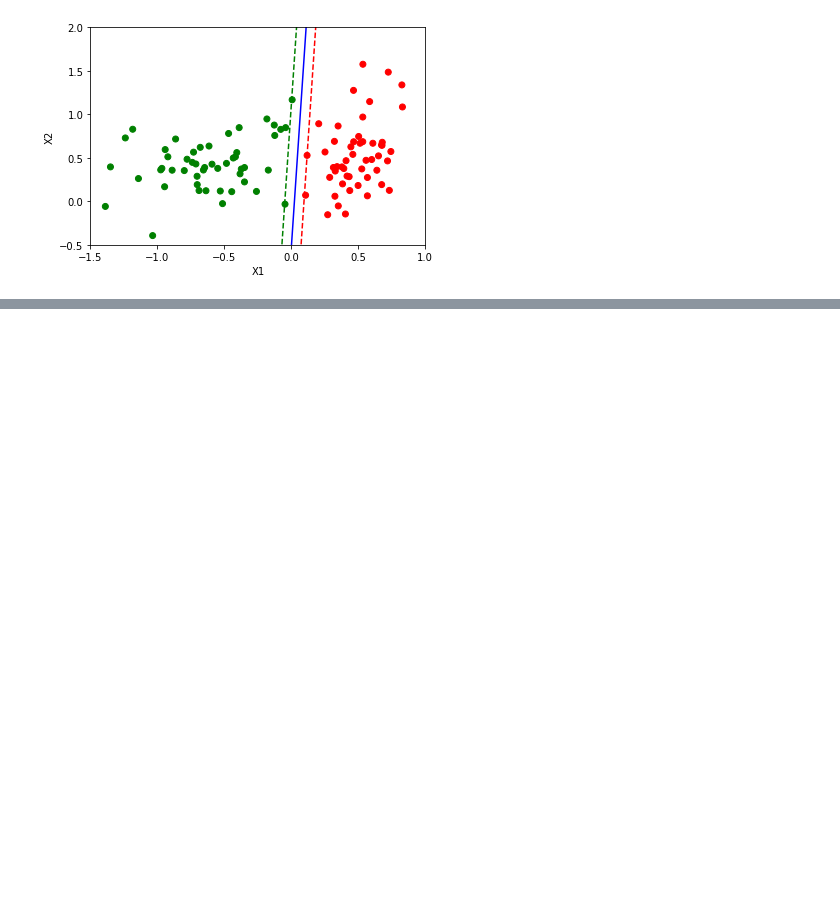
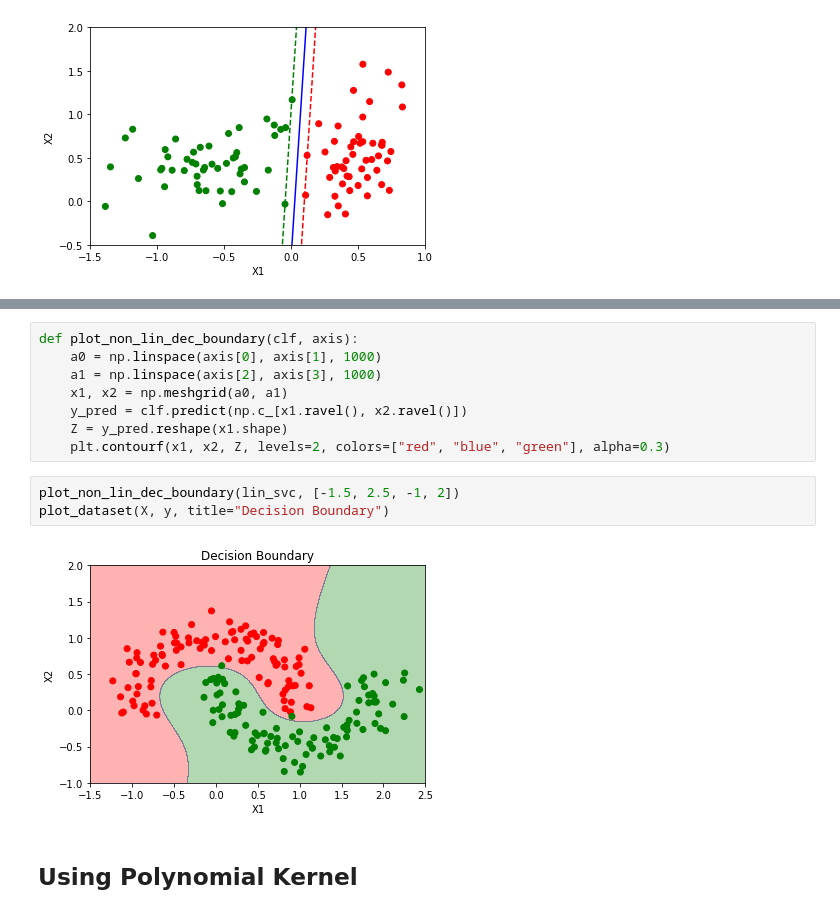
Before and after one commit to abhishak3/MLM, a Jupyter notebook: 04.SVM.ipynb, the cells around one changed output, grey strips where cells are left out. Drawn from its saved outputs; the diff is of its cells as text; blank space fills up the shorter version.

```diff
--- a/04.SVM.ipynb
+++ b/04.SVM.ipynb
@@ -140,0 +171,15 @@ plt.axis([-1.5,1.0,-0.5,2])
+# %%
+def plot_non_lin_dec_boundary(clf, axis):
+    a0 = np.linspace(axis[0], axis[1], 1000)
+    a1 = np.linspace(axis[2], axis[3], 1000)
+    x1, x2 = np.meshgrid(a0, a1)
+    y_pred = clf.predict(np.c_[x1.ravel(), x2.ravel()])
+    Z = y_pred.reshape(x1.shape)
+    plt.contourf(x1, x2, Z, levels=2, colors=["red", "blue", "green"], alpha=0.3)
+# %%
+plot_non_lin_dec_boundary(lin_svc, [-1.5, 2.5, -1, 2])
+plot_dataset(X, y, title="Decision Boundary")
+# %% [output]
+[figure, added]
+# %% [markdown]
+## Using Polynomial Kernel
```
Also changed, not shown: parts of 14 cells of this notebook.
